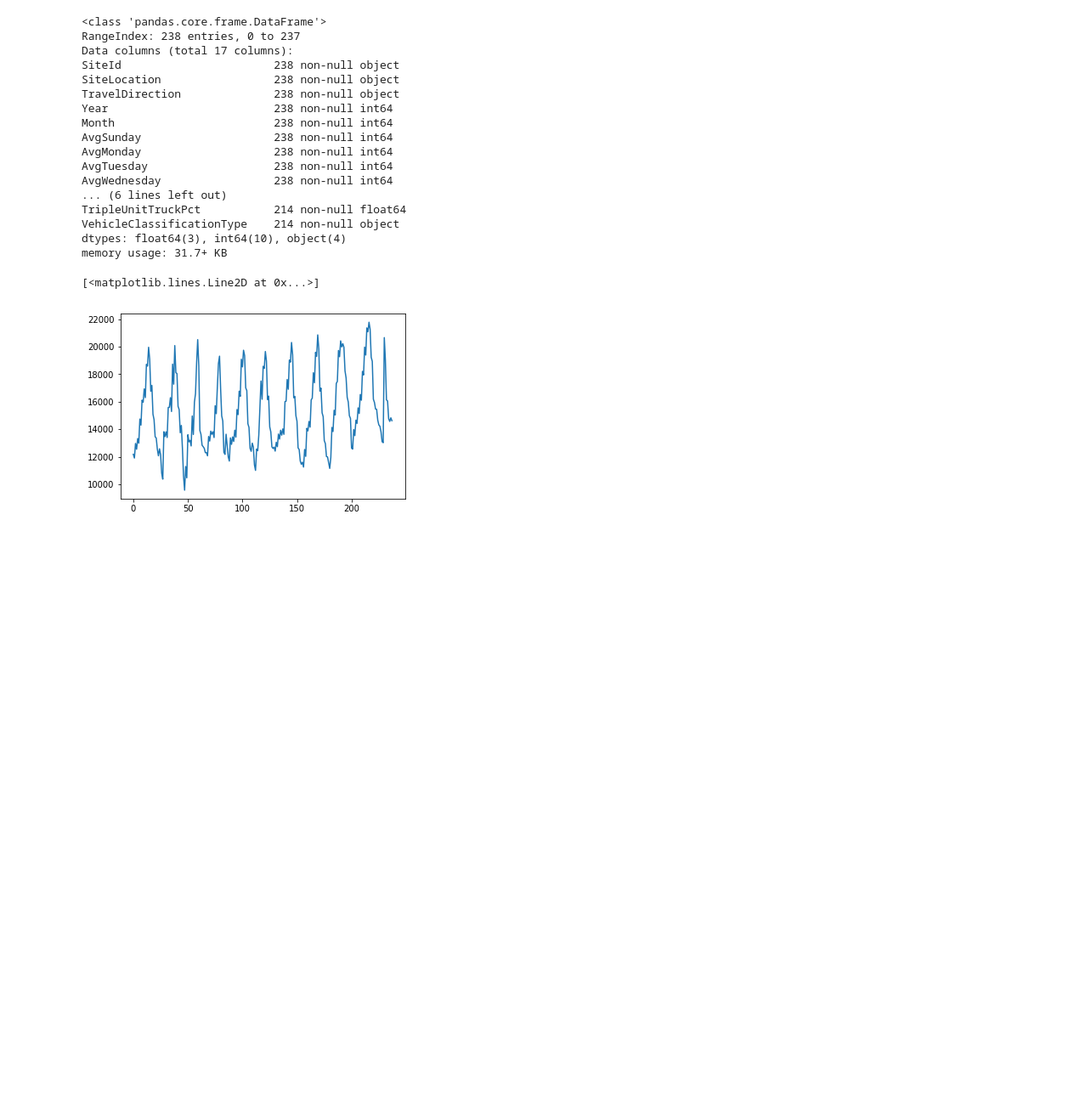
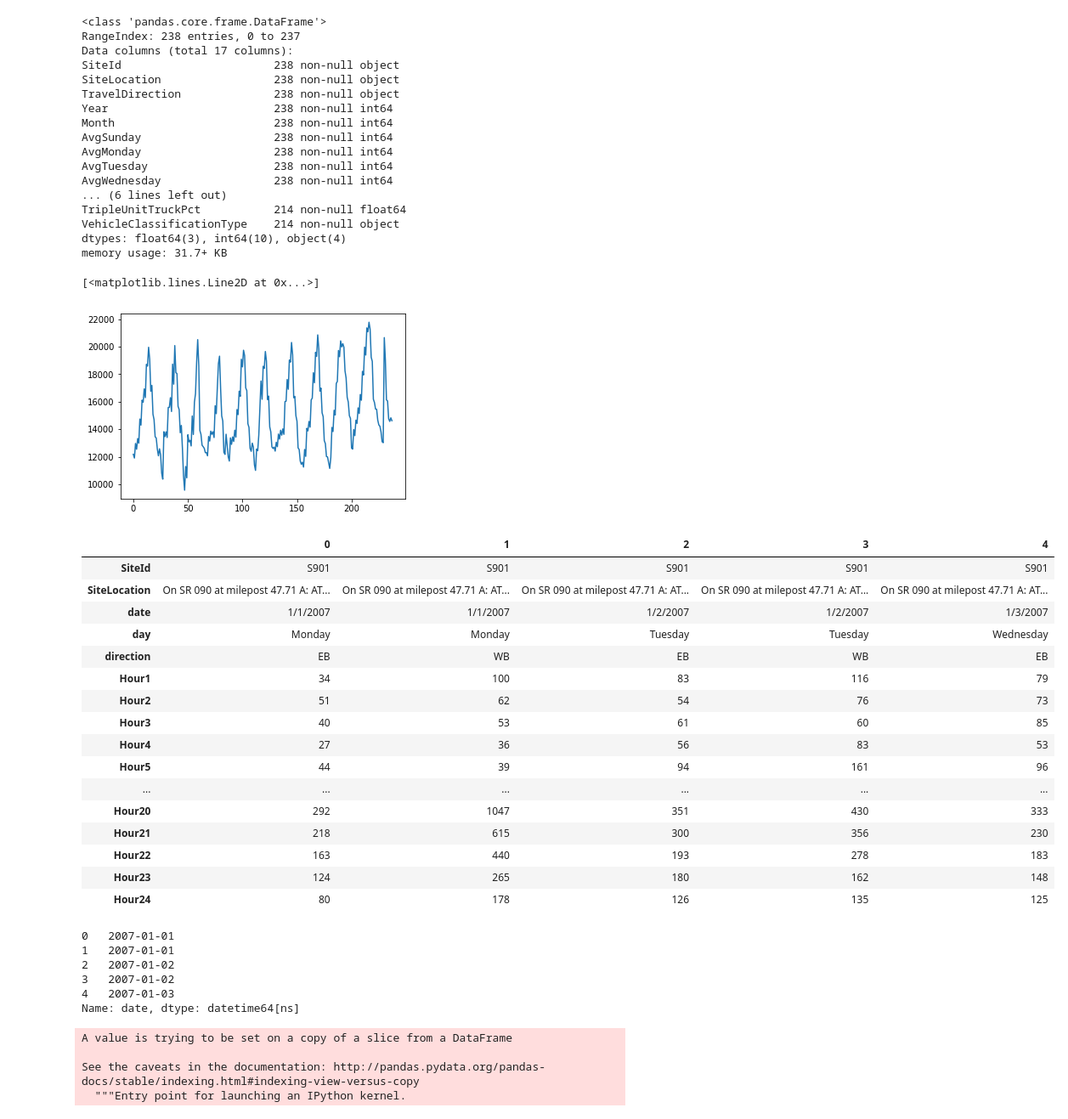
Before and after one commit to leannebaldwin/Pass_Closure, a Jupyter notebook: data_exploration/snoqualmie_pass_PTR/Snoqulamie_PTR_Data_exploration.ipynb, the cells around one changed output. Shown at 85% size. Saved outputs shown, nothing was run; the diff lists cells and outputs as text; code cells hidden in the pictures; blank space fills up the shorter version.

Commit message:
Add data cleanup for hourly traffic volumes

```diff
--- a/data_exploration/snoqualmie_pass_PTR/Snoqulamie_PTR_Data_exploration.ipynb
+++ b/data_exploration/snoqualmie_pass_PTR/Snoqulamie_PTR_Data_exploration.ipynb
@@ -289,3 +289,25 @@ plt.plot(data901_traffic_stats.AvgDay)
 plt.show()
 # %% [output]
 [figure]
+# %%
+data901.rename(columns={'TravelDirection':'direction', 'Date':'date', 'DayOfWeek':'day'}, inplace=True)
+# %%
+data901.head().T
+# %% [output]
+|  | 0 | 1 | 2 | 3 | 4 |
+| SiteId | S901 | S901 | S901 | S901 | S901 |
+| SiteLocation | On SR 090 at milepost 47.71 A: AT... | On SR 090 at milepost 47.71 A: AT... | On SR 090 at milepost 47.71 A: AT... | On SR 090 at milepost 47.71 A: AT... | On SR 090 at milepost 47.71 A: AT... |
+| date | 1/1/2007 | 1/1/2007 | 1/2/2007 | 1/2/2007 | 1/3/2007 |
+| day | Monday | Monday | Tuesday | Tuesday | Wednesday |
+| direction | EB | WB | EB | WB | EB |
+| Hour1 | 34 | 100 | 83 | 116 | 79 |
+| Hour2 | 51 | 62 | 54 | 76 | 73 |
+| Hour3 | 40 | 53 | 61 | 60 | 85 |
+| Hour4 | 27 | 36 | 56 | 83 | 53 |
+| Hour5 | 44 | 39 | 94 | 161 | 96 |
+| ... | ... | ... | ... | ... | ... |
+| Hour20 | 292 | 1047 | 351 | 430 | 333 |
+| Hour21 | 218 | 615 | 300 | 356 | 230 |
+| Hour22 | 163 | 440 | 193 | 278 | 183 |
+| Hour23 | 124 | 265 | 180 | 162 | 148 |
+| Hour24 | 80 | 178 | 126 | 135 | 125 |
@@ -291,0 +316,16 @@ plt.show()
+# %%
+date.head()
+# %% [output]
+0   2007-01-01
+1   2007-01-01
+2   2007-01-02
+3   2007-01-02
+4   2007-01-03
+Name: date, dtype: datetime64[ns]
+# %%
+data901.direction[data901.direction == 'Eastbound'] = 'EB'
+# %% [output]
+A value is trying to be set on a copy of a slice from a DataFrame
+
+See the caveats in the documentation: http://pandas.pydata.org/pandas-docs/stable/indexing.html#indexing-view-versus-copy
+  """Entry point for launching an IPython kernel.
```
Also changed, not shown: parts of 12 cells of this notebook.
